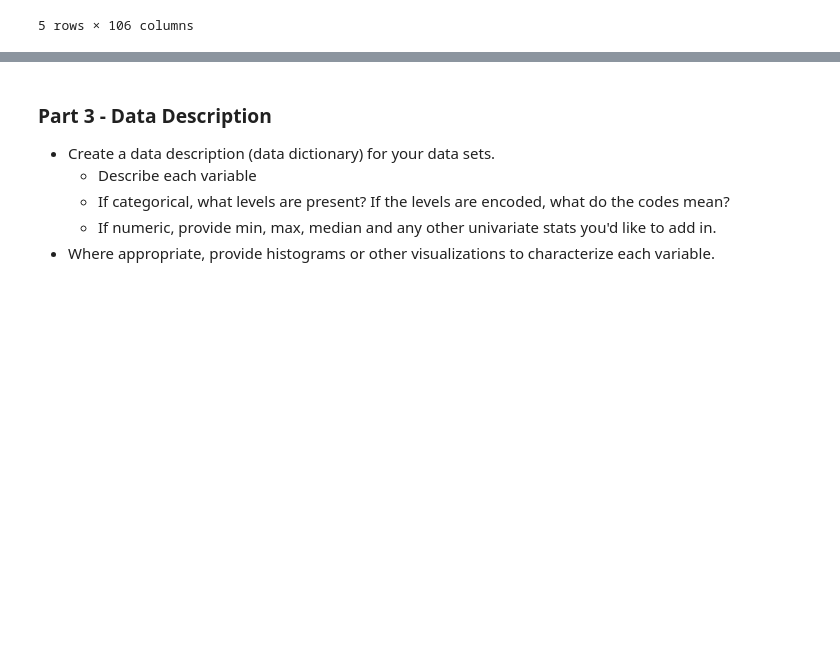
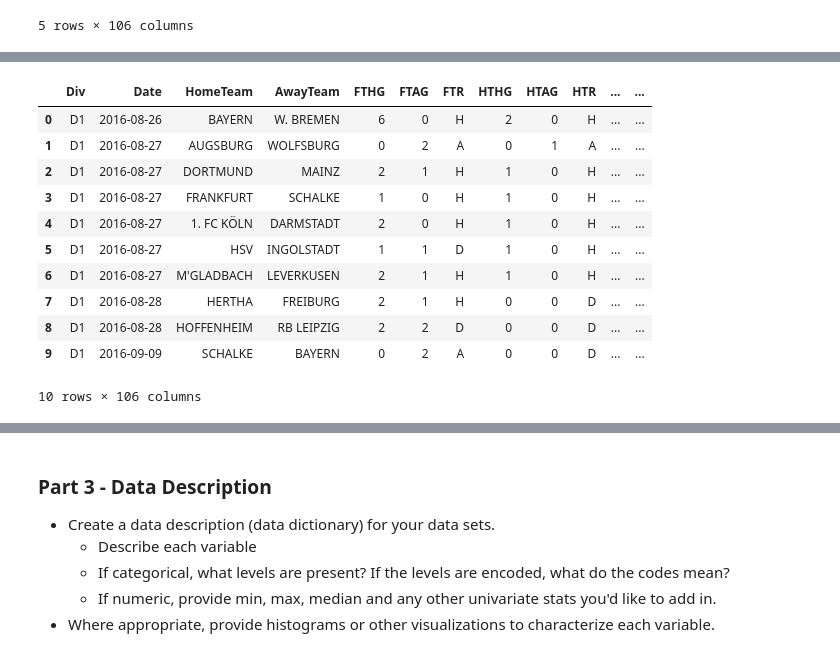
Before and after one commit to fordjackson26/CS5394Project2, a Jupyter notebook: Project02.ipynb, the cells around one changed output, grey strips where cells are left out. Drawn from its saved outputs; the diff is of its cells as text; code cells hidden in the pictures; blank space fills up the shorter version.

Commit message:
finshed german data and combined into one dataframe

```diff
--- a/Project02.ipynb
+++ b/Project02.ipynb
@@ -1654,0 +1727,24 @@ gr2016combo.head()
+# %%
+df2018 = grm_by_years.get_group(2018)
+dfdates = pd.read_csv('german-bundesliga/data/season-1819_csv.csv')
+dfdates['HomeTeam'] = dfdates['HomeTeam'].str.upper()
+dfdates['AwayTeam'] = dfdates['AwayTeam'].str.upper()
+t1 = df2018['Home Team'].unique()
+t2 = dfdates['HomeTeam'].unique()
+
+names = dict()
+t1.sort()
+t2.sort()
+
+t2[3] = "FRANKFURT"
+
+t2.sort()
+
+t2[4] = "EIN FRANKFURT"
+
+
+
+
+for i in range(len(t1)):
+    print(t2[i] + '--' + t1[i])
+    names[t2[i]] = t1[i]
@@ -1654,0 +1770,4 @@ gr2016combo.head()
+# %%
+dfdates['HomeTeam'] = dfdates['HomeTeam'].apply(lambda x: names[x])
+dfdates['AwayTeam'] = dfdates['AwayTeam'].apply(lambda x: names[x])
+print(dfdates['AwayTeam'].unique())
@@ -1654,0 +1778,3 @@ gr2016combo.head()
+# %%
+gr2018combo = pd.merge(dfdates, df2018, left_on=['HomeTeam', 'AwayTeam'], right_on=['Home Team', 'Away Team'])
+gr2018combo.head()
@@ -1654,0 +1791,3 @@ gr2016combo.head()
+# %%
+germanData = pd.DataFrame().append([gr2016combo,gr2017combo,gr2018combo])
+germanData.head()
@@ -1654,0 +1802,17 @@ gr2016combo.head()
+# %%
+germanData['Date'] = pd.to_datetime(germanData['Date'], dayfirst=1)
+germanData.sort_values(by=['Date'],inplace=True,ascending=1)
+germanData.head(10)
+# %% [output]
+|  | Div | Date | HomeTeam | AwayTeam | FTHG | FTAG | FTR | HTHG | HTAG | HTR | ... | ... |
+| 0 | D1 | 2016-08-26 | BAYERN | W. BREMEN | 6 | 0 | H | 2 | 0 | H | ... | ... |
+| 1 | D1 | 2016-08-27 | AUGSBURG | WOLFSBURG | 0 | 2 | A | 0 | 1 | A | ... | ... |
+| 2 | D1 | 2016-08-27 | DORTMUND | MAINZ | 2 | 1 | H | 1 | 0 | H | ... | ... |
+| 3 | D1 | 2016-08-27 | FRANKFURT | SCHALKE | 1 | 0 | H | 1 | 0 | H | ... | ... |
+| 4 | D1 | 2016-08-27 | 1. FC KÖLN | DARMSTADT | 2 | 0 | H | 1 | 0 | H | ... | ... |
+| 5 | D1 | 2016-08-27 | HSV | INGOLSTADT | 1 | 1 | D | 1 | 0 | H | ... | ... |
+| 6 | D1 | 2016-08-27 | M'GLADBACH | LEVERKUSEN | 2 | 1 | H | 1 | 0 | H | ... | ... |
+| 7 | D1 | 2016-08-28 | HERTHA | FREIBURG | 2 | 1 | H | 0 | 0 | D | ... | ... |
+| 8 | D1 | 2016-08-28 | HOFFENHEIM | RB LEIPZIG | 2 | 2 | D | 0 | 0 | D | ... | ... |
+| 9 | D1 | 2016-09-09 | SCHALKE | BAYERN | 0 | 2 | A | 0 | 0 | D | ... | ... |
+10 rows × 106 columns
```
Also changed, not shown: parts of 16 cells of this notebook.
